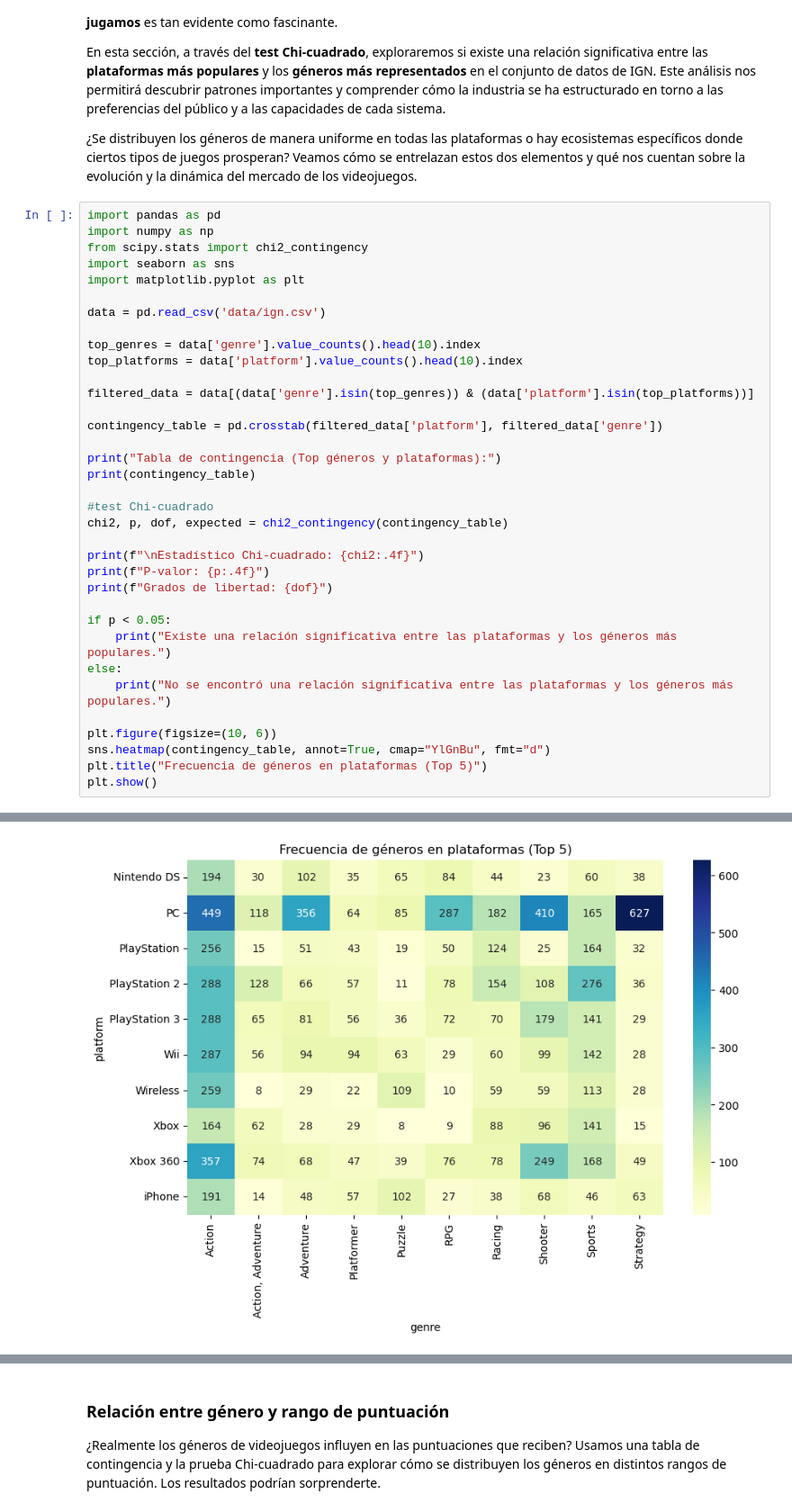
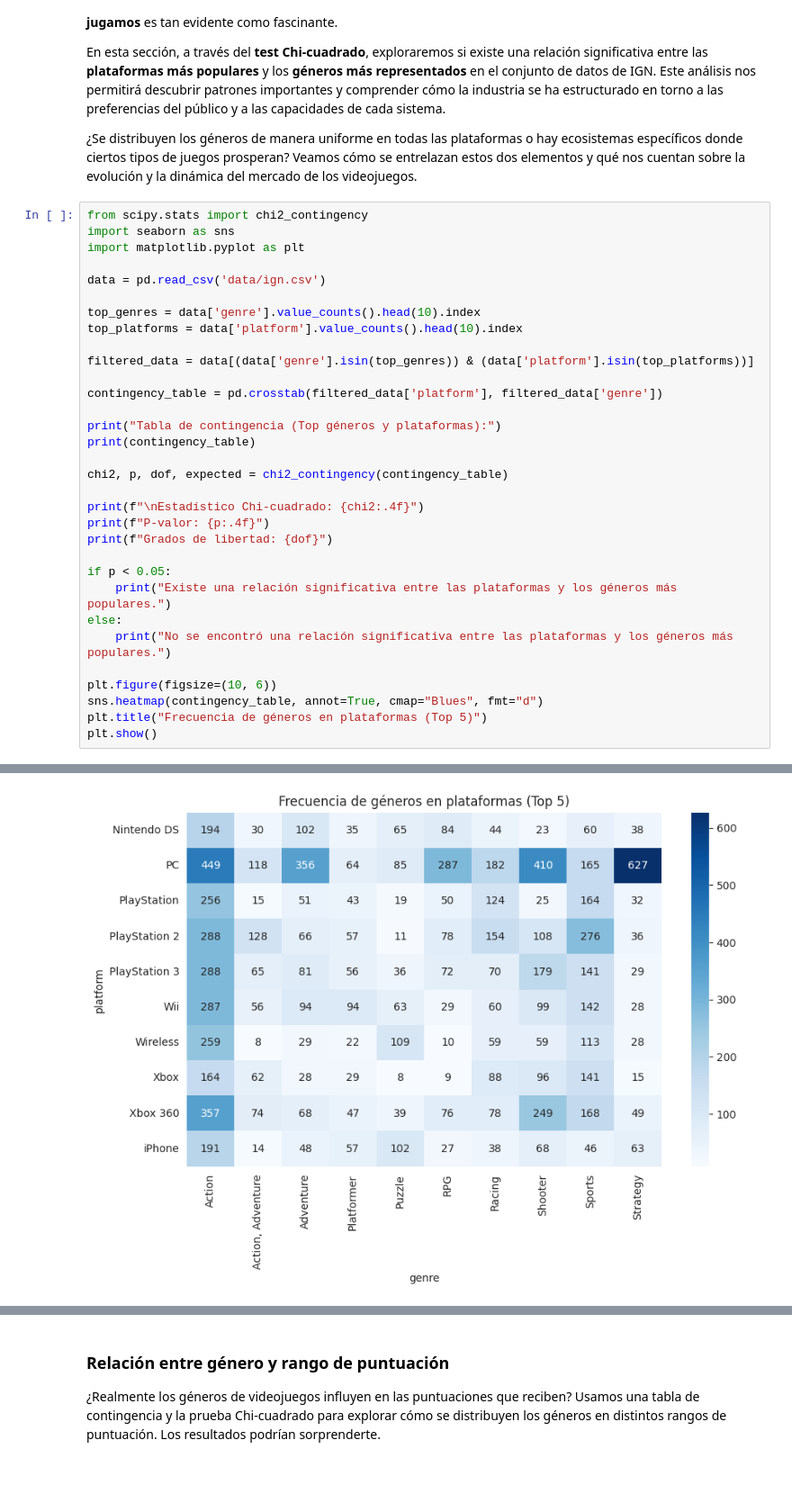
Before and after one commit to Sekai02/ign-satistics, a Jupyter notebook: sample.ipynb, the cells around one changed output, grey strips where cells are left out. Shown at 90% size. Drawn from its saved outputs; the diff is of its cells as text; blank space fills up the shorter version.

```diff
--- a/sample.ipynb
+++ b/sample.ipynb
@@ -492,8 +475,6 @@ En esta sección, a través del **test Chi-cuadrado**, exploraremos si existe un
 
 ¿Se distribuyen los géneros de manera uniforme en todas las plataformas o hay ecosistemas específicos donde ciertos tipos de juegos prosperan? Veamos cómo se entrelazan estos dos elementos y qué nos cuentan sobre la evolución y la dinámica del mercado de los videojuegos.
 # %%
-import pandas as pd
-import numpy as np
 from scipy.stats import chi2_contingency
 import seaborn as sns
 import matplotlib.pyplot as plt
@@ -510,41 +491,40 @@ contingency_table = pd.crosstab(filtered_data['platform'], filtered_data['genre'
 print("Tabla de contingencia (Top géneros y plataformas):")
 print(contingency_table)
 
-#test Chi-cuadrado
 chi2, p, dof, expected = chi2_contingency(contingency_table)
 
 print(f"\nEstadístico Chi-cuadrado: {chi2:.4f}")
 print(f"P-valor: {p:.4f}")
 print(f"Grados de libertad: {dof}")
 
 if p < 0.05:
     print("Existe una relación significativa entre las plataformas y los géneros más populares.")
 else:
     print("No se encontró una relación significativa entre las plataformas y los géneros más populares.")
 
 plt.figure(figsize=(10, 6))
-sns.heatmap(contingency_table, annot=True, cmap="YlGnBu", fmt="d")
+sns.heatmap(contingency_table, annot=True, cmap="Blues", fmt="d")
 plt.title("Frecuencia de géneros en plataformas (Top 5)")
 plt.show()
 # %% [output]
 Tabla de contingencia (Top géneros y plataformas):
 genre          Action  Action, Adventure  Adventure  Platformer  Puzzle  RPG  \
 platform
 Nintendo DS       194                 30        102          35      65   84
 PC                449                118        356          64      85  287
 PlayStation       256                 15         51          43      19   50
 PlayStation 2     288                128         66          57      11   78
 PlayStation 3     288                 65         81          56      36   72
 Wii               287                 56         94          94      63   29
 Wireless          259                  8         29          22     109   10
 Xbox              164                 62         28          29       8    9
 Xbox 360          357                 74         68          47      39   76
 ... (15 lines left out)
 Estadístico Chi-cuadrado: 2676.6939
 P-valor: 0.0000
 Grados de libertad: 81
 Existe una relación significativa entre las plataformas y los géneros más populares.
-[figure, old version]
+[figure, new version]
 # %% [markdown]
 Las plataformas y los géneros de videojuegos están estrechamente vinculados. Al aplicar un **test Chi-cuadrado** a los datos de IGN, el **estadístico Chi-cuadrado de 2676.69** y un **p-valor cercano a cero** muestran que existe una **relación significativa** entre ambas variables.
 
```
Also changed, not shown: parts of 31 cells of this notebook, 1 other file.
